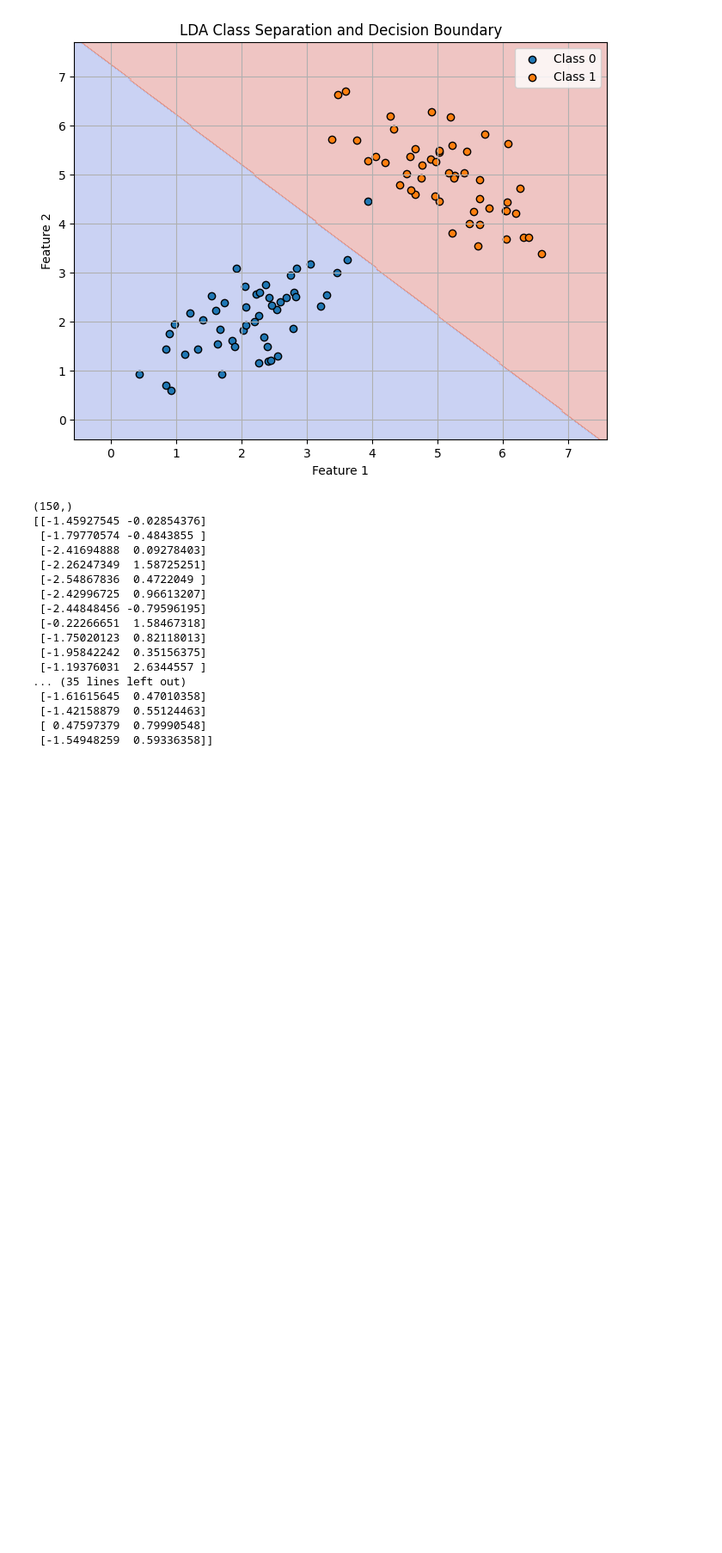
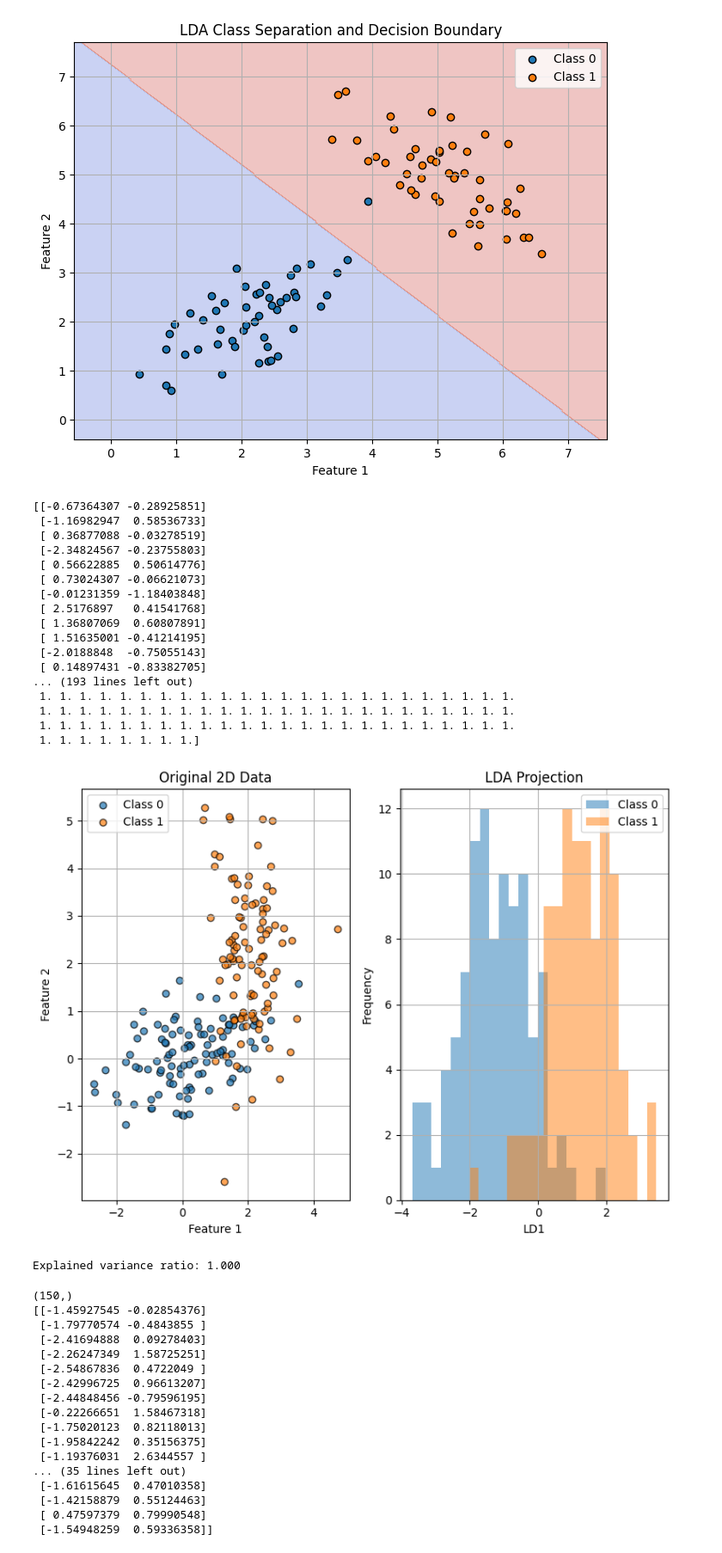
Before and after one commit to htil/phygo, a Jupyter notebook: scripts/lda_example.ipynb, the cells around one changed output. Shown at 86% size. Saved outputs shown, nothing was run; the diff lists cells and outputs as text; code cells hidden in the pictures; blank space fills up the shorter version.

```diff
--- a/scripts/lda_example.ipynb
+++ b/scripts/lda_example.ipynb
@@ -36,6 +36,86 @@ plt.grid(True)
 plt.show()
 # %% [output]
 [figure]
+# %%
+import numpy as np
+import matplotlib.pyplot as plt
+from sklearn.discriminant_analysis import LinearDiscriminantAnalysis
+
+# Generate synthetic 2D data for 2 classes
+np.random.seed(42)
+n_samples = 100
+n_features = 2
+
+# Generate data for class 0 - more spread out horizontally
+class_0 = np.random.multivariate_normal(
+    mean=[0, 0],
+    cov=[[2, 0.5], [0.5, 0.5]],
+    size=n_samples
+)
+
+# Generate data for class 1 - more spread out vertically
+class_1 = np.random.multivariate_normal(
+    mean=[2, 2],
+    cov=[[0.5, 0], [0, 2]],
+    size=n_samples
+)
+
+# Combine data and create labels
+X = np.vstack((class_0, class_1))
+y = np.hstack((np.zeros(n_samples), np.ones(n_samples)))
+print(X)
+print(y)
+
+# Apply LDA
+lda = LinearDiscriminantAnalysis()
+X_lda = lda.fit_transform(X, y)
+
+# Plot original data
+plt.figure(figsize=(8, 6))
+plt.subplot(121)
+plt.scatter(class_0[:, 0], class_0[:, 1], label='Class 0', alpha=0.7, edgecolor='k')
+plt.scatter(class_1[:, 0], class_1[:, 1], label='Class 1', alpha=0.7, edgecolor='k')
+plt.title('Original 2D Data')
+plt.xlabel('Feature 1')
+plt.ylabel('Feature 2')
+plt.legend()
+plt.grid(True)
+
+# Plot LDA projection
+plt.subplot(122)
+plt.hist(X_lda[y==0], bins=20, alpha=0.5, label='Class 0')
+plt.hist(X_lda[y==1], bins=20, alpha=0.5, label='Class 1')
+plt.title('LDA Projection')
+plt.xlabel('LD1')
+plt.ylabel('Frequency')
+plt.legend()
+plt.grid(True)
+
+plt.tight_layout()
+plt.show()
+
+# Print explained variance ratio
+print(f"Explained variance ratio: {lda.explained_variance_ratio_[0]:.3f}")
+# %% [output]
+[[-0.67364307 -0.28925851]
+ [-1.16982947  0.58536733]
+ [ 0.36877088 -0.03278519]
+ [-2.34824567 -0.23755803]
+ [ 0.56622885  0.50614776]
+ [ 0.73024307 -0.06621073]
+ [-0.01231359 -1.18403848]
+ [ 2.5176897   0.41541768]
+ [ 1.36807069  0.60807891]
+ [ 1.51635001 -0.41214195]
+ [-2.0188848  -0.75055143]
+ [ 0.14897431 -0.83382705]
+... (193 lines left out)
+ 1. 1. 1. 1. 1. 1. 1. 1. 1. 1. 1. 1. 1. 1. 1. 1. 1. 1. 1. 1. 1. 1. 1. 1.
+ 1. 1. 1. 1. 1. 1. 1. 1. 1. 1. 1. 1. 1. 1. 1. 1. 1. 1. 1. 1. 1. 1. 1. 1.
+ 1. 1. 1. 1. 1. 1. 1. 1. 1. 1. 1. 1. 1. 1. 1. 1. 1. 1. 1. 1. 1. 1. 1. 1.
+ 1. 1. 1. 1. 1. 1. 1. 1.]
+[figure, added]
+Explained variance ratio: 1.000
 # %%
 import numpy as np
 import matplotlib.pyplot as plt
```
Also changed, not shown: 12 other files.
